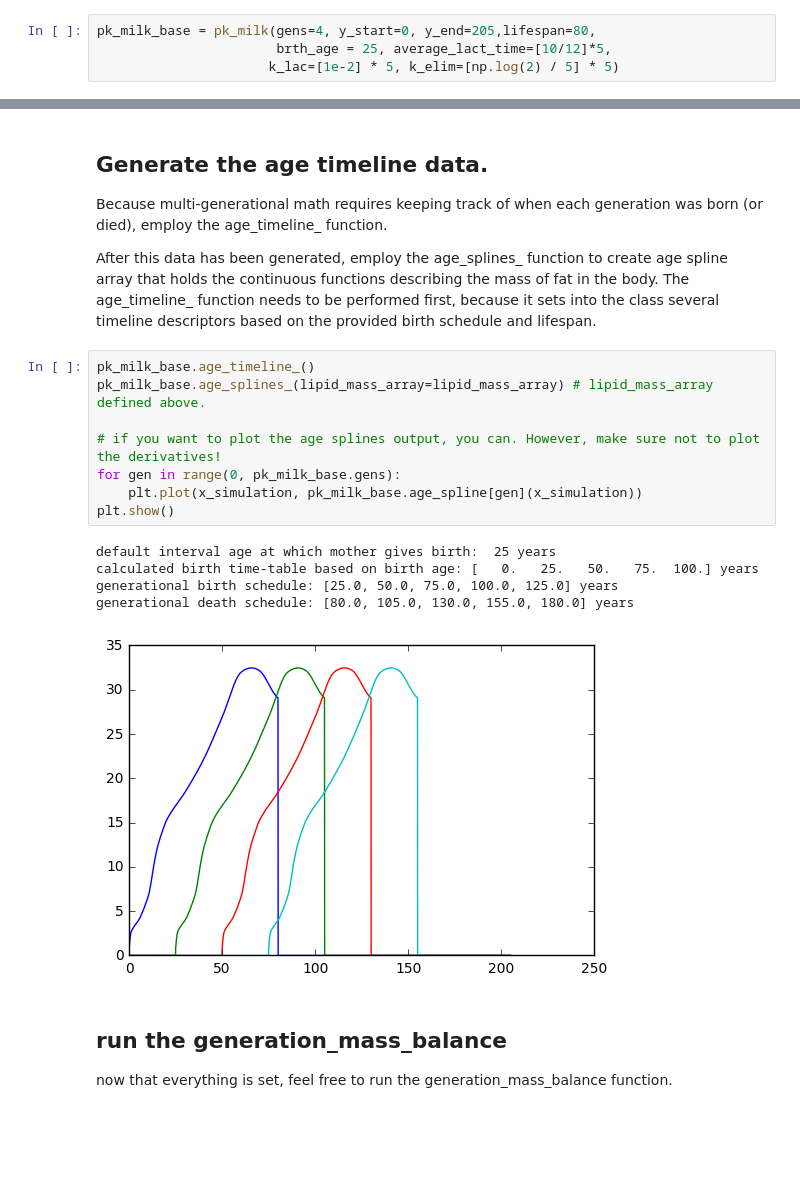
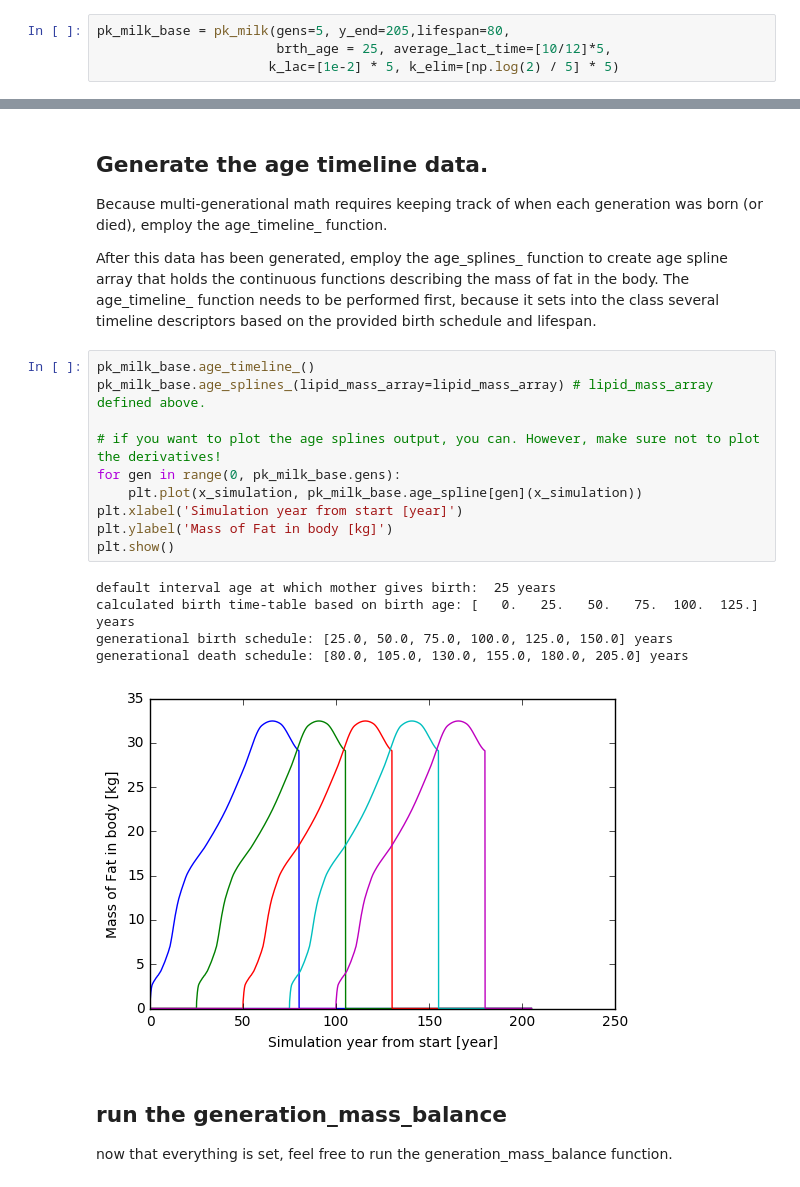
Before and after one commit to PandaStabber/pbpk_breastmilk, a Jupyter notebook: pk_milk_basic_functionality_example.ipynb, the cells around one changed output, grey strips where cells are left out. Saved outputs shown, nothing was run; the diff lists cells and outputs as text; blank space fills up the shorter version.

```diff
--- a/pk_milk_basic_functionality_example.ipynb
+++ b/pk_milk_basic_functionality_example.ipynb
@@ -40,6 +39,6 @@ In this example, let's solve some problems:
 4. assume that the 1st order kinetic elimination coefficient is log(2)/5 [1/years]. Note: k_elim can also be calculated for each congener, which will be demonstrated.
 5. assume that there are 2 ode's per generation: one for fat mass and one for chemical in fat mass.
 # %%
-pk_milk_base = pk_milk(gens=4, y_start=0, y_end=205,lifespan=80,
+pk_milk_base = pk_milk(gens=5, y_end=205,lifespan=80,
                        brth_age = 25, average_lact_time=[10/12]*5,
                       k_lac=[1e-2] * 5, k_elim=[np.log(2) / 5] * 5)
@@ -175,17 +181,19 @@ After this data has been generated, employ the age_splines_ function to create a
 # %%
 pk_milk_base.age_timeline_()
 pk_milk_base.age_splines_(lipid_mass_array=lipid_mass_array) # lipid_mass_array defined above.
 
 # if you want to plot the age splines output, you can. However, make sure not to plot the derivatives!
 for gen in range(0, pk_milk_base.gens):
     plt.plot(x_simulation, pk_milk_base.age_spline[gen](x_simulation))
+plt.xlabel('Simulation year from start [year]')
+plt.ylabel('Mass of Fat in body [kg]')
 plt.show()
 # %% [output]
 default interval age at which mother gives birth:  25 years
-calculated birth time-table based on birth age: [   0.   25.   50.   75.  100.] years
-generational birth schedule: [25.0, 50.0, 75.0, 100.0, 125.0] years
-generational death schedule: [80.0, 105.0, 130.0, 155.0, 180.0] years
+calculated birth time-table based on birth age: [   0.   25.   50.   75.  100.  125.] years
+generational birth schedule: [25.0, 50.0, 75.0, 100.0, 125.0, 150.0] years
+generational death schedule: [80.0, 105.0, 130.0, 155.0, 180.0, 205.0] years
-[figure, old version]
+[figure, new version]
 # %% [markdown]
 ## run the generation_mass_balance
 now that everything is set, feel free to run the generation_mass_balance function.
```
Also changed, not shown: parts of 10 cells of this notebook, 2 other files.
